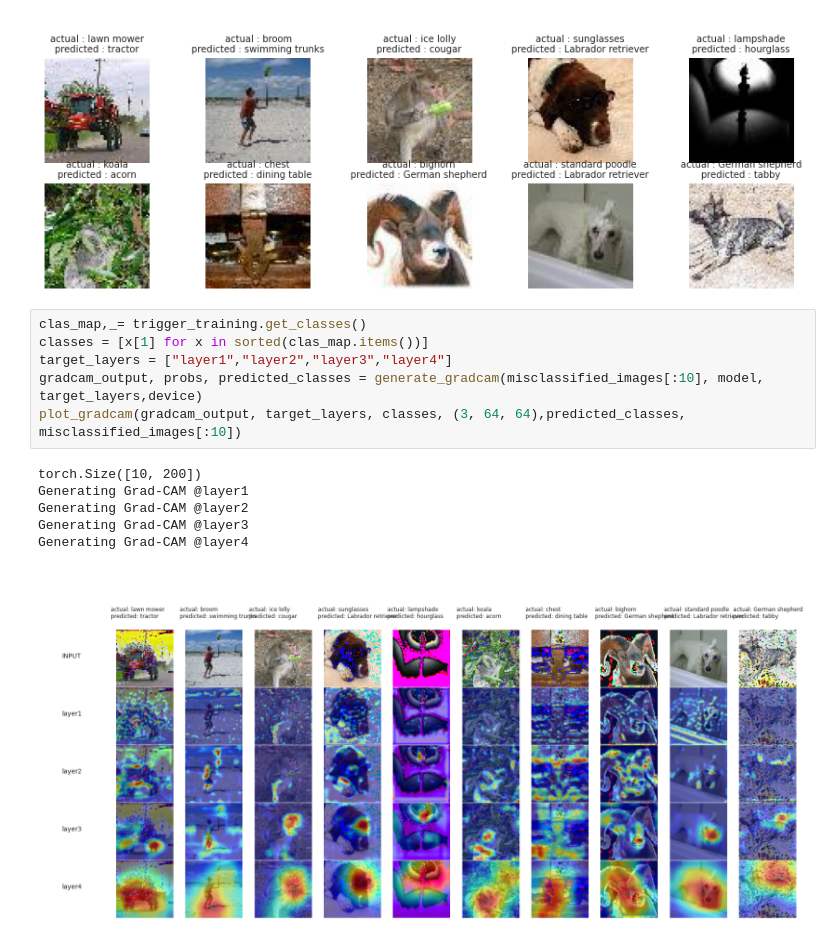
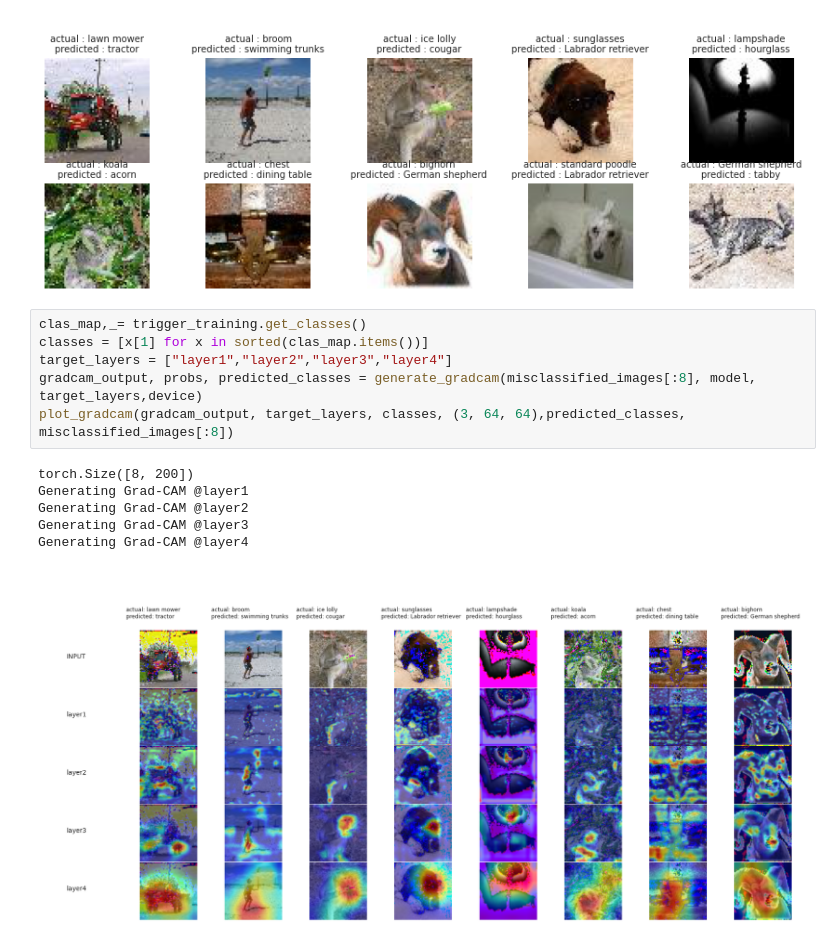
Before and after one commit to gkdivya/EVA, a Jupyter notebook: 10_ObjectLocalization/TinyImageNet/TinyImageNet_With_Resnet18.ipynb, the cells around one changed output. Saved outputs shown, nothing was run; the diff lists cells and outputs as text.

```diff
--- a/10_ObjectLocalization/TinyImageNet/TinyImageNet_With_Resnet18.ipynb
+++ b/10_ObjectLocalization/TinyImageNet/TinyImageNet_With_Resnet18.ipynb
@@ -181,13 +181,13 @@ Clipping input data to the valid range for imshow with RGB data ([0..1] for floa
 # %%
 clas_map,_= trigger_training.get_classes()
 classes = [x[1] for x in sorted(clas_map.items())]
 target_layers = ["layer1","layer2","layer3","layer4"]
-gradcam_output, probs, predicted_classes = generate_gradcam(misclassified_images[:10], model, target_layers,device)
-plot_gradcam(gradcam_output, target_layers, classes, (3, 64, 64),predicted_classes, misclassified_images[:10])
+gradcam_output, probs, predicted_classes = generate_gradcam(misclassified_images[:8], model, target_layers,device)
+plot_gradcam(gradcam_output, target_layers, classes, (3, 64, 64),predicted_classes, misclassified_images[:8])
 # %% [output]
-torch.Size([10, 200])
+torch.Size([8, 200])
 Generating Grad-CAM @layer1
 Generating Grad-CAM @layer2
 Generating Grad-CAM @layer3
 Generating Grad-CAM @layer4
-[figure, old version]
+[figure, new version]
```
